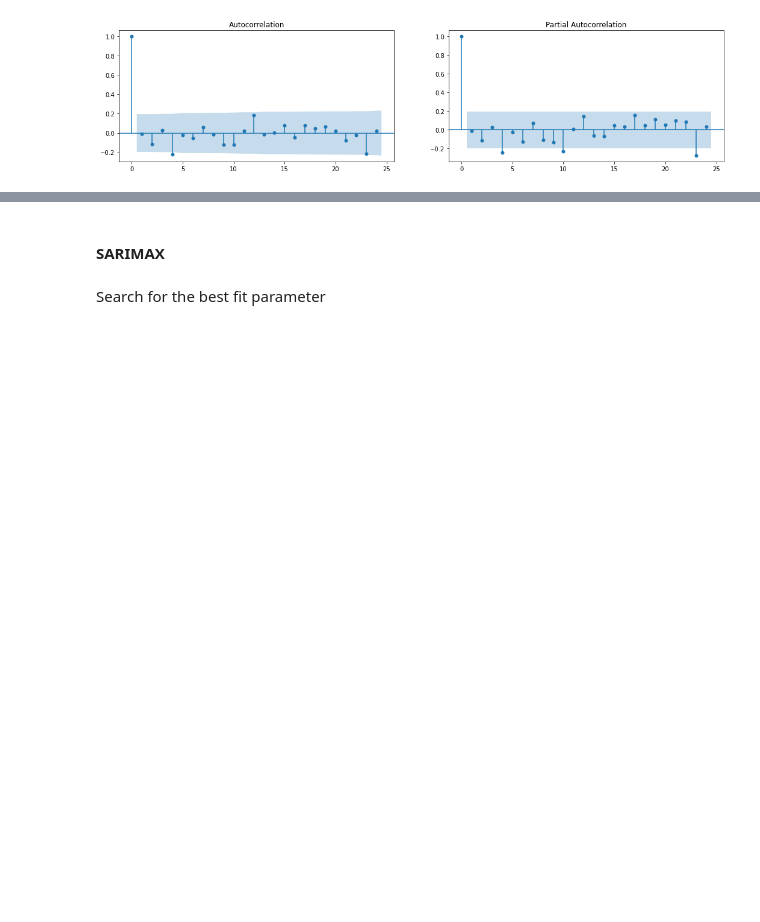
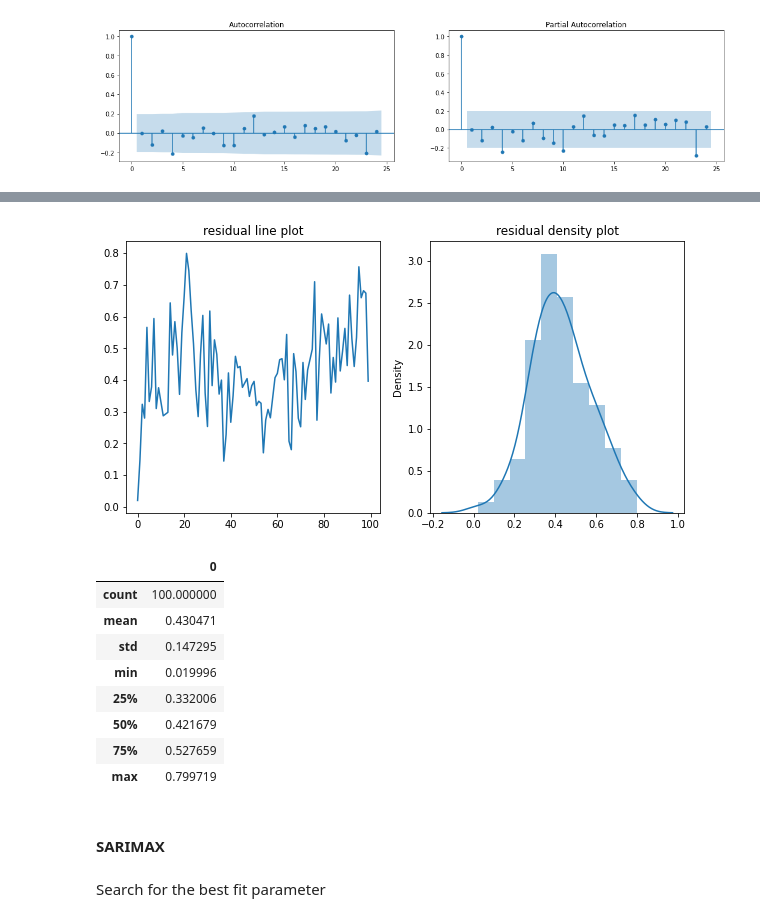
Before and after one commit to jakartaresearch/ocean-wave-prediction, a Jupyter notebook: notebook/13_ARIMA.ipynb, the cells around one changed output, grey strips where cells are left out. Drawn from its saved outputs; the diff is of its cells as text; code cells hidden in the pictures; blank space fills up the shorter version.

```diff
--- a/notebook/13_ARIMA.ipynb
+++ b/notebook/13_ARIMA.ipynb
@@ -706,3 +769,23 @@ ax2 = plot_pacf(residuals, lags=24, ax=ax2)
+# %%
+residuals = pd.DataFrame(test.swh.values[:100] - arima_predictions)
+fig, (ax1,ax2) = plt.subplots(1,2, figsize=(10,5))
+ax1.plot(residuals)
+ax1.set_title("residual line plot")
+ax2 = sns.distplot(residuals)
+ax2.set_title("residual density plot")
+plt.show()
+residuals.describe()
+# %% [output]
+[figure, added]
+|  | 0 |
+| count | 100.000000 |
+| mean | 0.430471 |
+| std | 0.147295 |
+| min | 0.019996 |
+| 25% | 0.332006 |
+| 50% | 0.421679 |
+| 75% | 0.527659 |
+| max | 0.799719 |
 # %% [markdown]
 #### SARIMAX
 # %%
```
Also changed, not shown: parts of 24 cells of this notebook.
